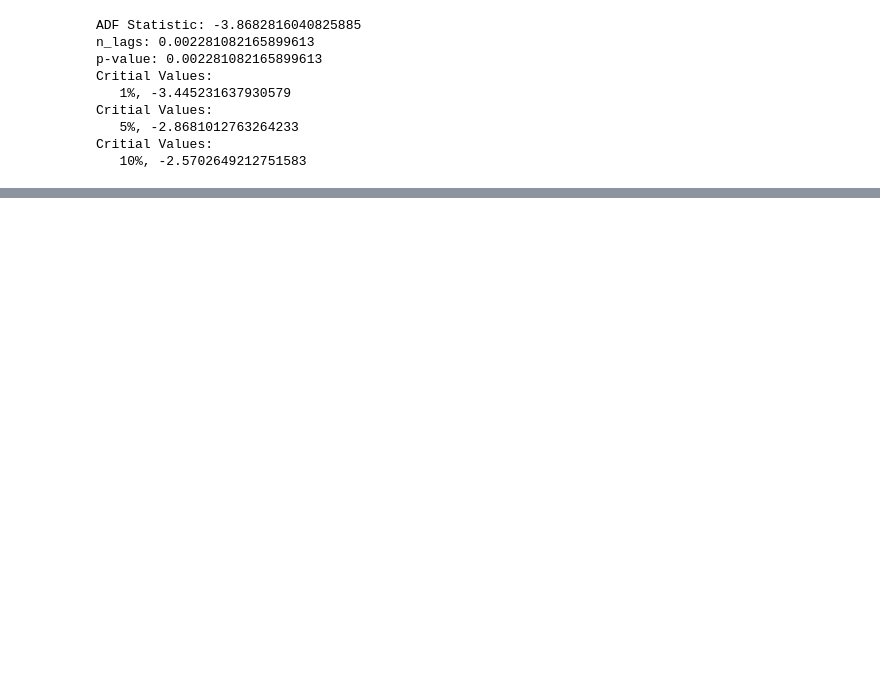
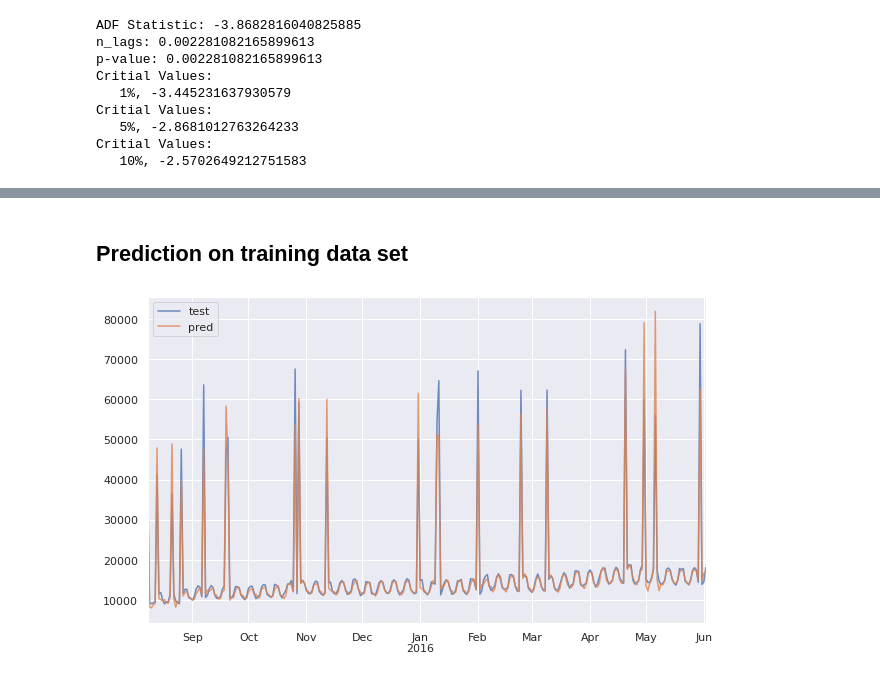
Before and after one commit to nikita-gith/wq-grn-revenue-prediction, a Jupyter notebook: Untitled.ipynb, the cells around one changed output, grey strips where cells are left out. Cells and saved outputs as stored; diff of their text form; code cells hidden in the pictures; blank space fills up the shorter version.

```diff
--- a/Untitled.ipynb
+++ b/Untitled.ipynb
@@ -102,0 +202,11 @@ Critial Values:
+# %% [markdown]
+## Prediction on training data set
+# %%
+from sklearn.metrics import mean_squared_error
+pred = sarimax.predict('2015-04-04','2016-06-02',exog = train[['PRICE','discount','offer']])
+# print('SARIMAX model MSE:{}'.format(mean_squared_error(test['TOTAL'],np.exp(pred))))
+# %%
+pd.DataFrame({'test':train['TOTAL'][-300:],'pred':np.exp(pred)[-300:]}).plot(figsize=(10,6),alpha=0.8)
+plt.show()
+# %% [output]
+[figure, added]
```
Also changed, not shown: parts of 26 cells of this notebook.
